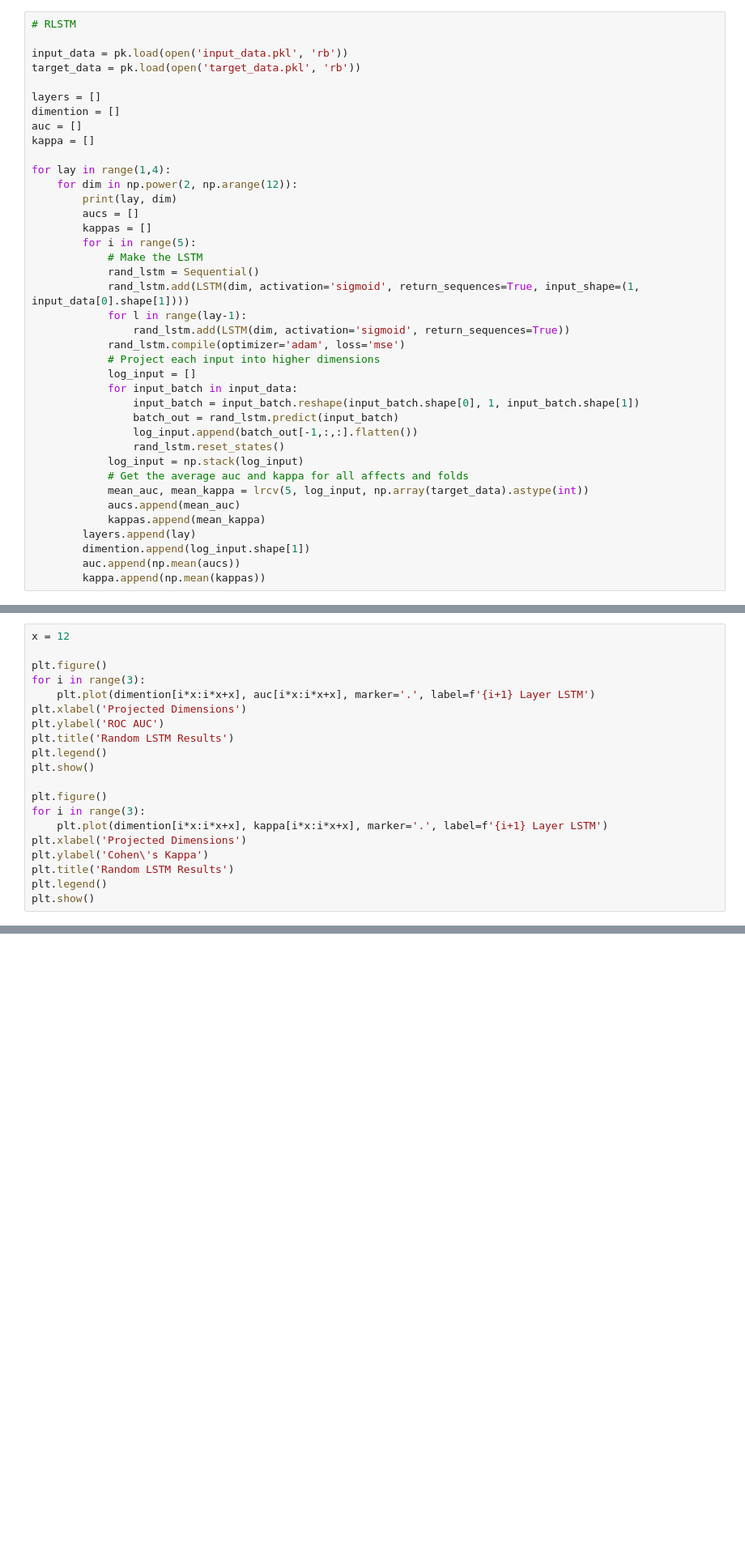
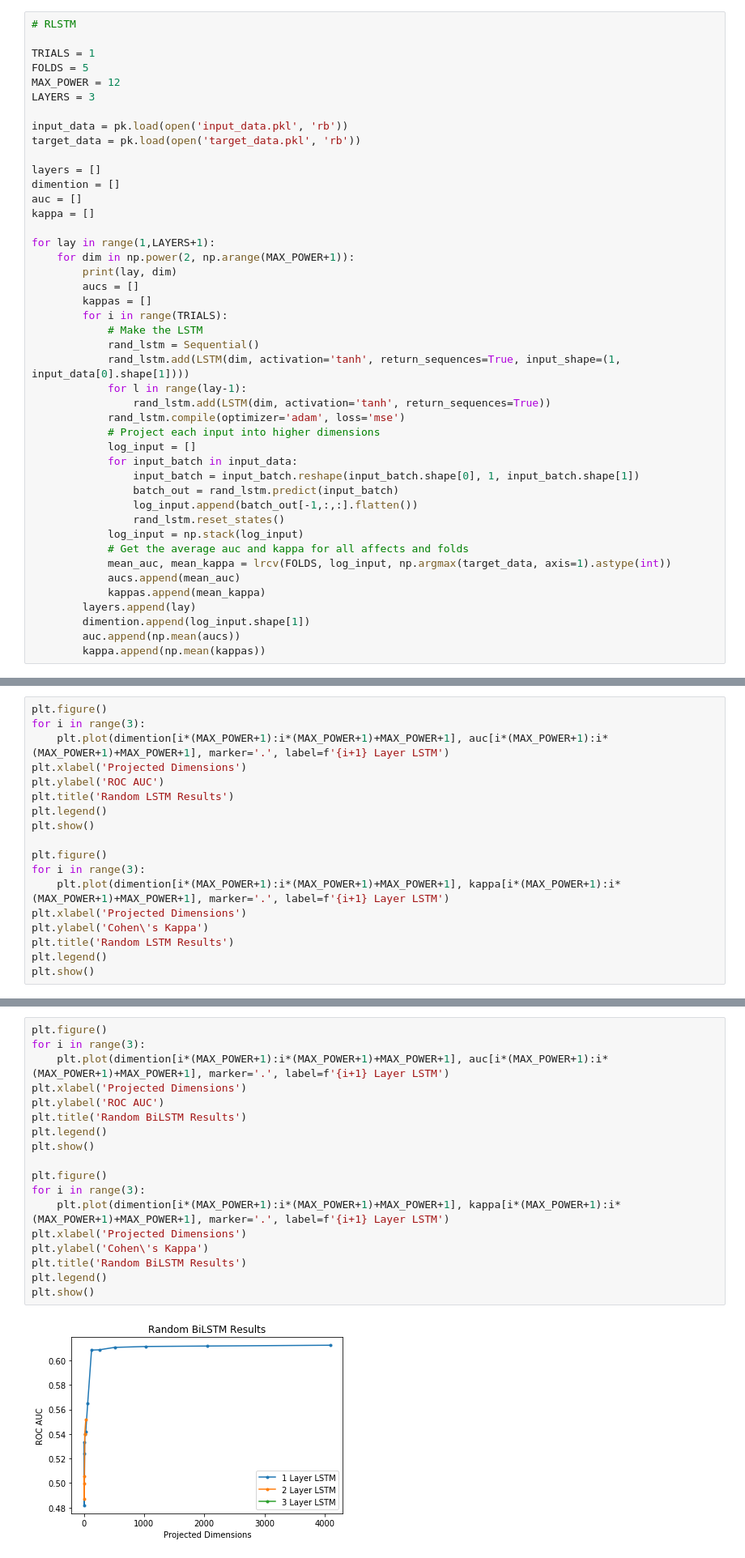
Before and after one commit to LePotatoChef/deep-random-affect-detection, a Jupyter notebook: ethan/all_models.ipynb, the cells around one changed output, grey strips where cells are left out. Shown: that part at 81% size. Drawn from its saved outputs; the diff is of its cells as text; blank space fills up the shorter version.

```diff
--- a/ethan/all_models.ipynb
+++ b/ethan/all_models.ipynb
@@ -91,6 +104,11 @@ plt.legend()
 plt.show()
 # %%
 # RLSTM
+
+TRIALS = 1
+FOLDS = 5
+MAX_POWER = 12
+LAYERS = 3
 
 input_data = pk.load(open('input_data.pkl', 'rb'))
 target_data = pk.load(open('target_data.pkl', 'rb'))
@@ -100,17 +118,17 @@ dimention = []
 auc = []
 kappa = []
 
-for lay in range(1,4):
-    for dim in np.power(2, np.arange(12)):
+for lay in range(1,LAYERS+1):
+    for dim in np.power(2, np.arange(MAX_POWER+1)):
         print(lay, dim)
         aucs = []
         kappas = []
-        for i in range(5):
+        for i in range(TRIALS):
             # Make the LSTM
             rand_lstm = Sequential()
-            rand_lstm.add(LSTM(dim, activation='sigmoid', return_sequences=True, input_shape=(1, input_data[0].shape[1])))
+            rand_lstm.add(LSTM(dim, activation='tanh', return_sequences=True, input_shape=(1, input_data[0].shape[1])))
             for l in range(lay-1):
-                rand_lstm.add(LSTM(dim, activation='sigmoid', return_sequences=True))
+                rand_lstm.add(LSTM(dim, activation='tanh', return_sequences=True))
             rand_lstm.compile(optimizer='adam', loss='mse')
             # Project each input into higher dimensions
             log_input = []
@@ -121,7 +139,7 @@ for lay in range(1,4):
                 rand_lstm.reset_states()
             log_input = np.stack(log_input)
             # Get the average auc and kappa for all affects and folds
-            mean_auc, mean_kappa = lrcv(5, log_input, np.array(target_data).astype(int))
+            mean_auc, mean_kappa = lrcv(FOLDS, log_input, np.argmax(target_data, axis=1).astype(int))
             aucs.append(mean_auc)
             kappas.append(mean_kappa)
         layers.append(lay)
@@ -131,9 +167,7 @@ for lay in range(1,4):
 # %%
-x = 12
-
 plt.figure()
 for i in range(3):
-    plt.plot(dimention[i*x:i*x+x], auc[i*x:i*x+x], marker='.', label=f'{i+1} Layer LSTM')
+    plt.plot(dimention[i*(MAX_POWER+1):i*(MAX_POWER+1)+MAX_POWER+1], auc[i*(MAX_POWER+1):i*(MAX_POWER+1)+MAX_POWER+1], marker='.', label=f'{i+1} Layer LSTM')
 plt.xlabel('Projected Dimensions')
 plt.ylabel('ROC AUC')
 plt.title('Random LSTM Results')
@@ -142,7 +176,7 @@ plt.show()
 
 plt.figure()
 for i in range(3):
-    plt.plot(dimention[i*x:i*x+x], kappa[i*x:i*x+x], marker='.', label=f'{i+1} Layer LSTM')
+    plt.plot(dimention[i*(MAX_POWER+1):i*(MAX_POWER+1)+MAX_POWER+1], kappa[i*(MAX_POWER+1):i*(MAX_POWER+1)+MAX_POWER+1], marker='.', label=f'{i+1} Layer LSTM')
 plt.xlabel('Projected Dimensions')
 plt.ylabel('Cohen\'s Kappa')
 plt.title('Random LSTM Results')
@@ -150,0 +252,20 @@ plt.show()
+# %%
+plt.figure()
+for i in range(3):
+    plt.plot(dimention[i*(MAX_POWER+1):i*(MAX_POWER+1)+MAX_POWER+1], auc[i*(MAX_POWER+1):i*(MAX_POWER+1)+MAX_POWER+1], marker='.', label=f'{i+1} Layer LSTM')
+plt.xlabel('Projected Dimensions')
+plt.ylabel('ROC AUC')
+plt.title('Random BiLSTM Results')
+plt.legend()
+plt.show()
+
+plt.figure()
+for i in range(3):
+    plt.plot(dimention[i*(MAX_POWER+1):i*(MAX_POWER+1)+MAX_POWER+1], kappa[i*(MAX_POWER+1):i*(MAX_POWER+1)+MAX_POWER+1], marker='.', label=f'{i+1} Layer LSTM')
+plt.xlabel('Projected Dimensions')
+plt.ylabel('Cohen\'s Kappa')
+plt.title('Random BiLSTM Results')
+plt.legend()
+plt.show()
+# %% [output]
+[figure, added]
```
Also changed, not shown: parts of 10 cells of this notebook, 19 other files.
